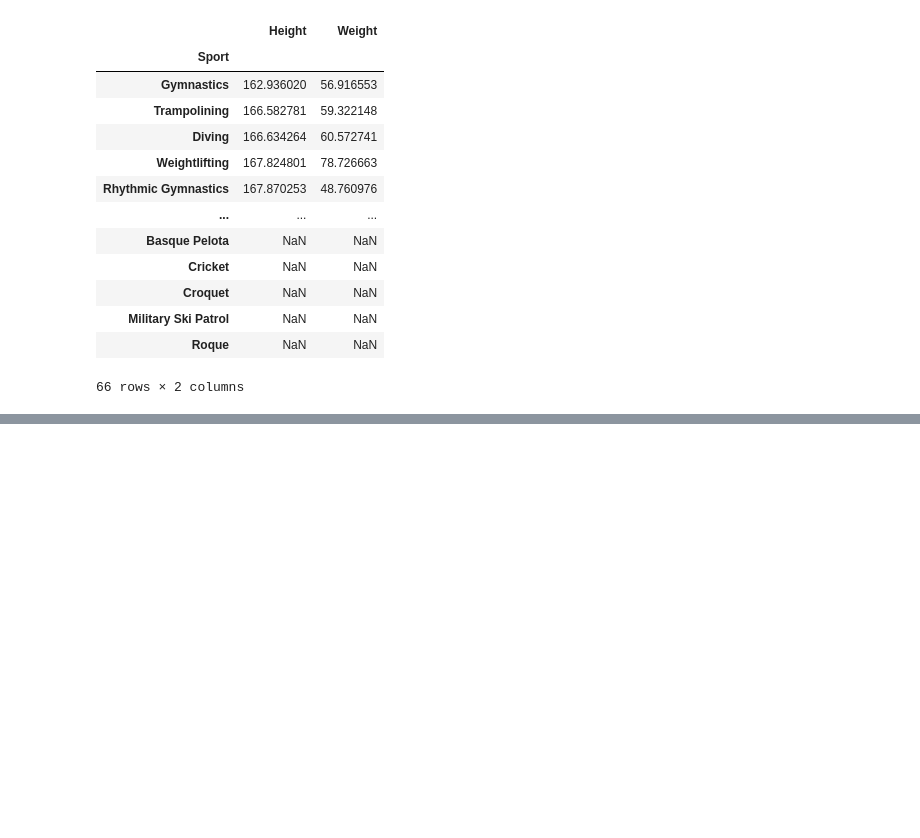
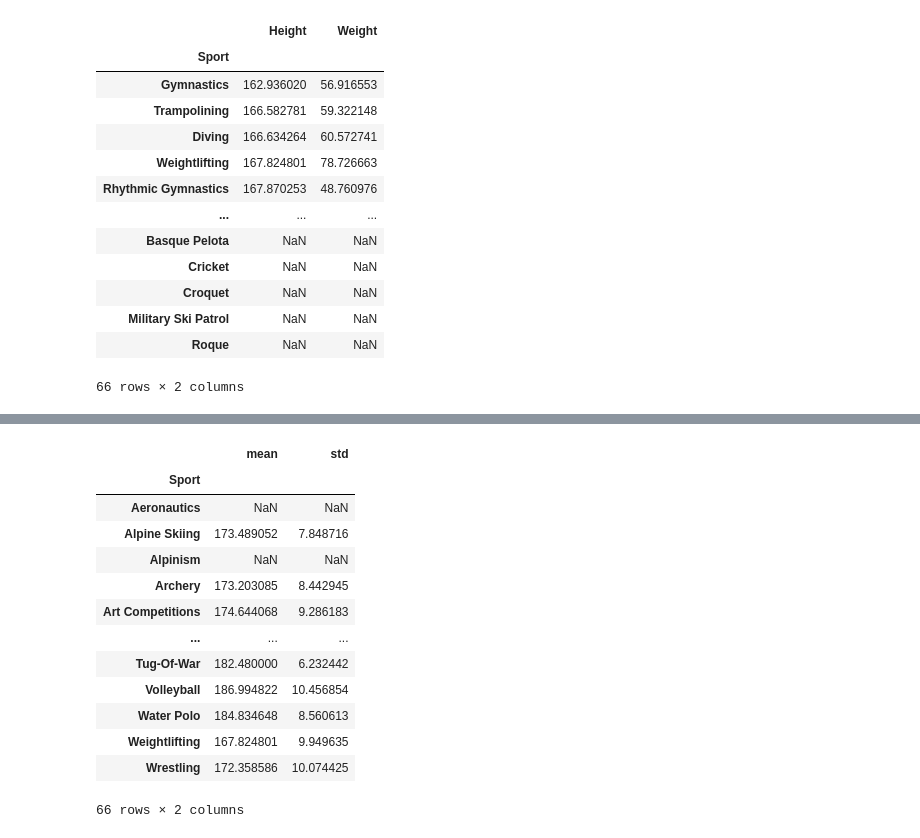
Before and after one commit to reuven/OReilly-PyData-September-2026-09, a Jupyter notebook: OReilly-PyData-September-2026-09-29.ipynb, the cells around one changed output, grey strips where cells are left out. Saved outputs shown, nothing was run; the diff lists cells and outputs as text; code cells hidden in the pictures; blank space fills up the shorter version.

```diff
--- a/OReilly-PyData-September-2026-09-29.ipynb
+++ b/OReilly-PyData-September-2026-09-29.ipynb
@@ -653,2 +678,26 @@ df.groupby('Sport')[['Height', 'Weight']].mean().sort_values('Height')
 # %%
 # For each sport, find the mean + std height.
+
+# categorical - Sport
+# numeric - Height
+# aggregation method - mean + std
+
+(
+    df
+    .groupby('Sport')['Height'].agg(['mean', 'std'])
+)
+# %% [output]
+|  | mean | std |
+| Sport |  |  |
+| Aeronautics | NaN | NaN |
+| Alpine Skiing | 173.489052 | 7.848716 |
+| Alpinism | NaN | NaN |
+| Archery | 173.203085 | 8.442945 |
+| Art Competitions | 174.644068 | 9.286183 |
+| ... | ... | ... |
+| Tug-Of-War | 182.480000 | 6.232442 |
+| Volleyball | 186.994822 | 10.456854 |
+| Water Polo | 184.834648 | 8.560613 |
+| Weightlifting | 167.824801 | 9.949635 |
+| Wrestling | 172.358586 | 10.074425 |
+66 rows × 2 columns
```
Also changed, not shown: parts of 1 cell of this notebook.
